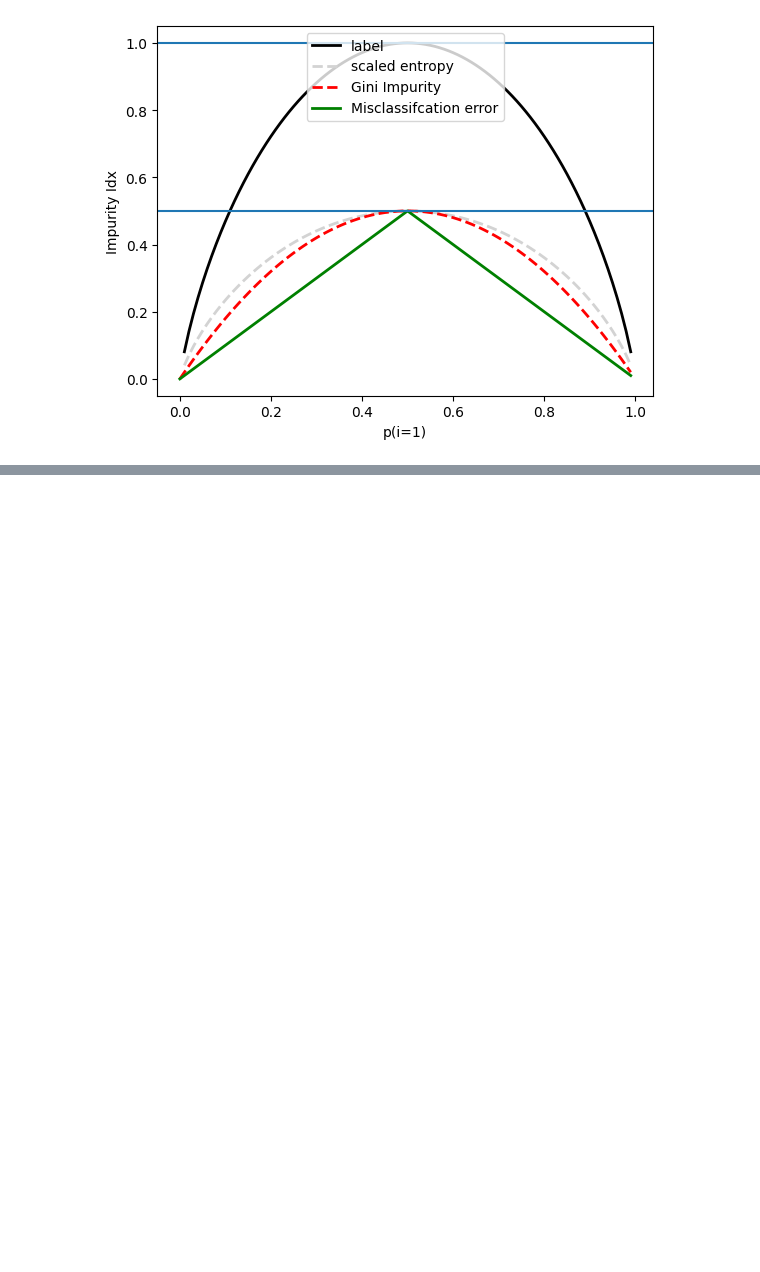
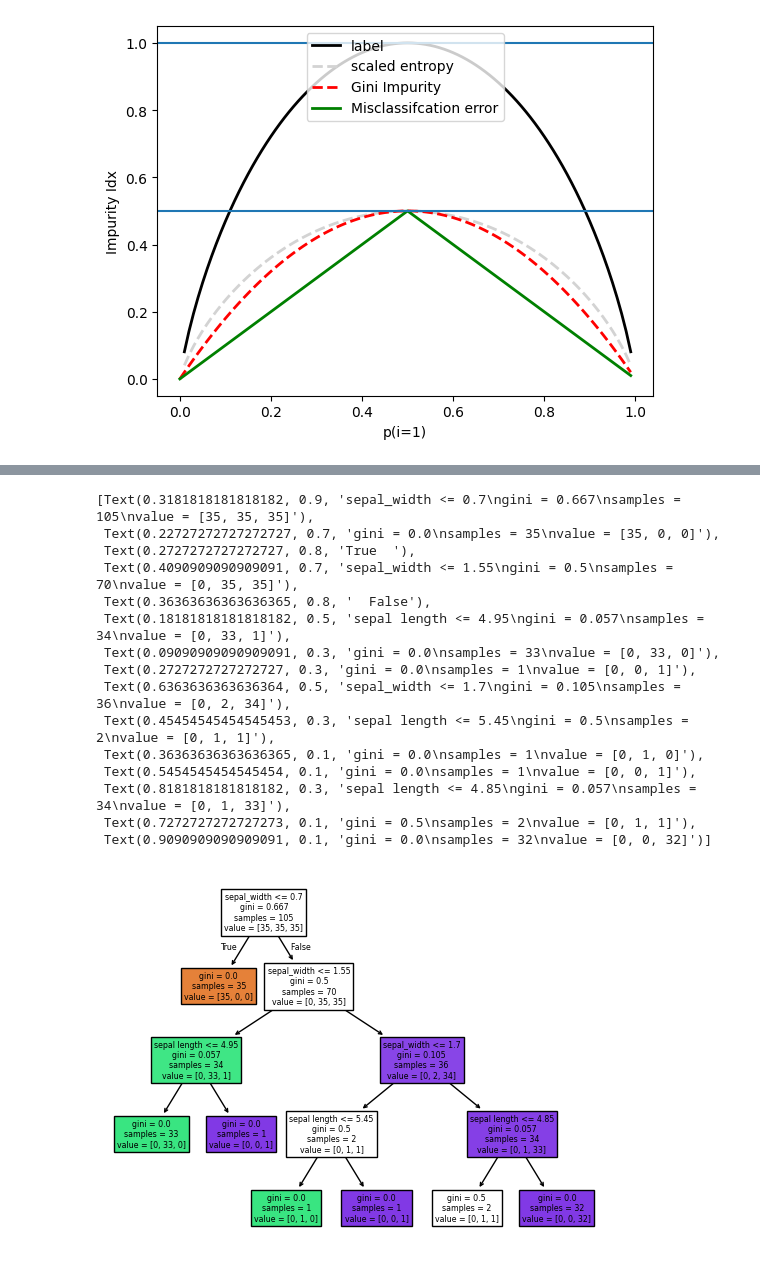
Before and after one commit to Wizard-hash2/Decision-Trees, a Jupyter notebook: Visualizing_different_impurity.ipynb, the cells around one changed output, grey strips where cells are left out. Cells and saved outputs as stored; diff of their text form; code cells hidden in the pictures; blank space fills up the shorter version.

```diff
--- a/Visualizing_different_impurity.ipynb
+++ b/Visualizing_different_impurity.ipynb
@@ -44,0 +112,23 @@ Text(0, 0.5, 'Impurity Idx')
+# %%
+from sklearn import tree
+
+feature_Name = ["sepal length","sepal_width", 'petal legthn','petal width']
+
+tree.plot_tree(tree_mod, feature_names= feature_Name, filled = True) # Filled is for colors
+# %% [output]
+[Text(0.3181818181818182, 0.9, 'sepal_width <= 0.7\ngini = 0.667\nsamples = 105\nvalue = [35, 35, 35]'),
+ Text(0.22727272727272727, 0.7, 'gini = 0.0\nsamples = 35\nvalue = [35, 0, 0]'),
+ Text(0.2727272727272727, 0.8, 'True  '),
+ Text(0.4090909090909091, 0.7, 'sepal_width <= 1.55\ngini = 0.5\nsamples = 70\nvalue = [0, 35, 35]'),
+ Text(0.36363636363636365, 0.8, '  False'),
+ Text(0.18181818181818182, 0.5, 'sepal length <= 4.95\ngini = 0.057\nsamples = 34\nvalue = [0, 33, 1]'),
+ Text(0.09090909090909091, 0.3, 'gini = 0.0\nsamples = 33\nvalue = [0, 33, 0]'),
+ Text(0.2727272727272727, 0.3, 'gini = 0.0\nsamples = 1\nvalue = [0, 0, 1]'),
+ Text(0.6363636363636364, 0.5, 'sepal_width <= 1.7\ngini = 0.105\nsamples = 36\nvalue = [0, 2, 34]'),
+ Text(0.45454545454545453, 0.3, 'sepal length <= 5.45\ngini = 0.5\nsamples = 2\nvalue = [0, 1, 1]'),
+ Text(0.36363636363636365, 0.1, 'gini = 0.0\nsamples = 1\nvalue = [0, 1, 0]'),
+ Text(0.5454545454545454, 0.1, 'gini = 0.0\nsamples = 1\nvalue = [0, 0, 1]'),
+ Text(0.8181818181818182, 0.3, 'sepal length <= 4.85\ngini = 0.057\nsamples = 34\nvalue = [0, 1, 33]'),
+ Text(0.7272727272727273, 0.1, 'gini = 0.5\nsamples = 2\nvalue = [0, 1, 1]'),
+ Text(0.9090909090909091, 0.1, 'gini = 0.0\nsamples = 32\nvalue = [0, 0, 32]')]
+[figure, added]
```
Also changed, not shown: parts of 5 cells of this notebook, 3 other files.
